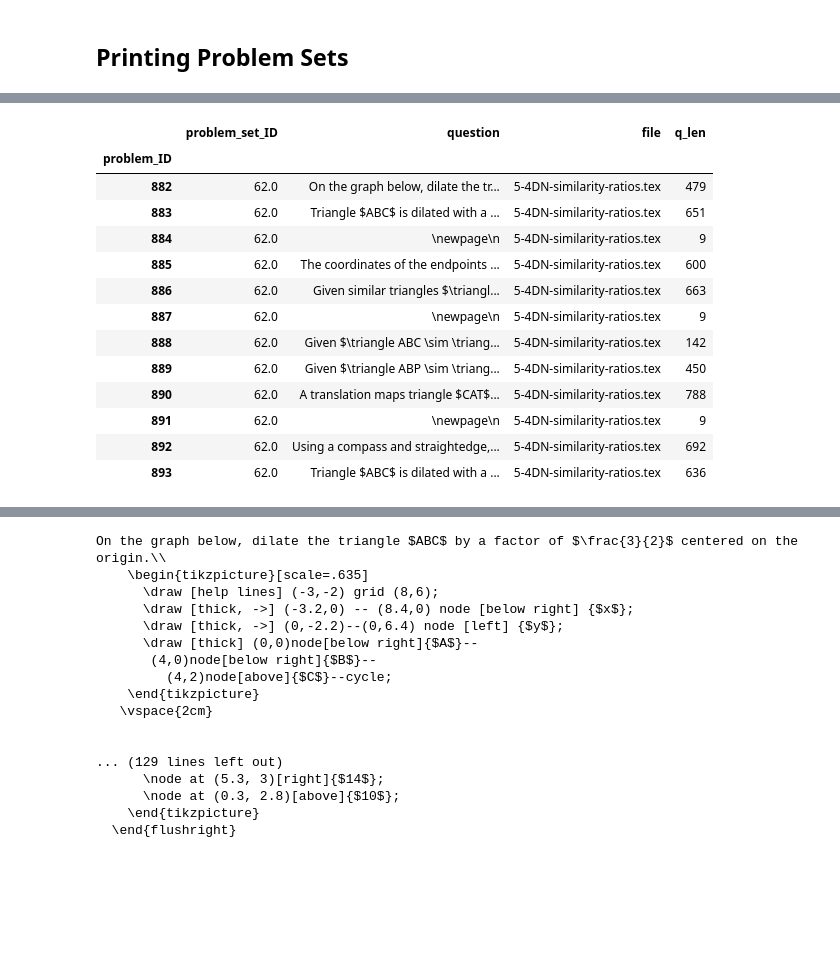
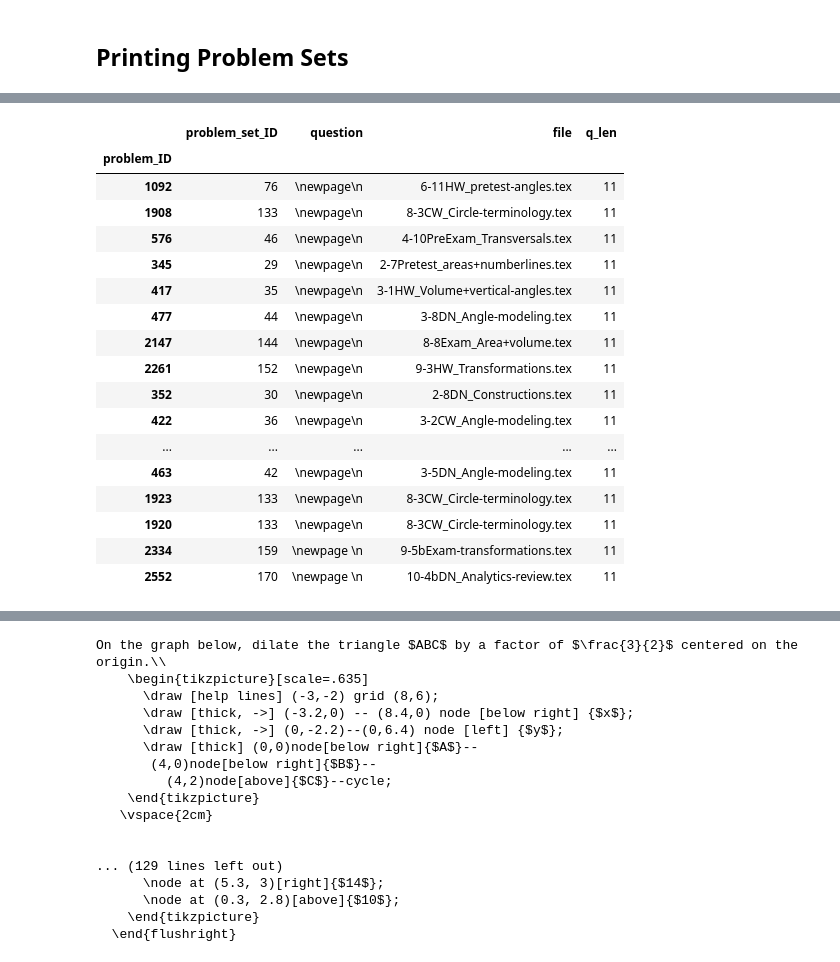
Before and after one commit to chrishuson/mathai, a Jupyter notebook: src/notes.ipynb, the cells around one changed output, grey strips where cells are left out. Drawn from its saved outputs; the diff is of its cells as text; code cells hidden in the pictures; blank space fills up the shorter version.

```diff
--- a/src/notes.ipynb
+++ b/src/notes.ipynb
@@ -234,6 +217,6 @@ columns:  Index(['description'], dtype='object')
 # %%
-p_df = parse_problem_sets(pset_df)
+problem_df = parse_problem_sets(pset_df)
 # %%
-p_df['file'] = p_df.problem_set_ID.apply(lambda x: pset_df.loc[x, 'file'])
-p_df['q_len'] = p_df.question.str.len()
-p_df.sort_values('q_len', inplace=True)
+problem_df['file'] = problem_df.problem_set_ID.apply(lambda x: pset_df.loc[x, 'file'])
+problem_df['q_len'] = problem_df.question.str.len()
+problem_df.sort_values('q_len', inplace=True)
@@ -282,17 +223,21 @@ p_df.iloc[40:70]
-# %%
-p_df[p_df.problem_set_ID == 62].sort_index()
-# %% [output]
-|  | problem_set_ID | question | file | q_len |
-| problem_ID |  |  |  |  |
-| 882 | 62.0 | On the graph below, dilate the tr... | 5-4DN-similarity-ratios.tex | 479 |
-| 883 | 62.0 | Triangle $ABC$ is dilated with a ... | 5-4DN-similarity-ratios.tex | 651 |
-| 884 | 62.0 | \newpage\n | 5-4DN-similarity-ratios.tex | 9 |
-| 885 | 62.0 | The coordinates of the endpoints ... | 5-4DN-similarity-ratios.tex | 600 |
-| 886 | 62.0 | Given similar triangles $\triangl... | 5-4DN-similarity-ratios.tex | 663 |
-| 887 | 62.0 | \newpage\n | 5-4DN-similarity-ratios.tex | 9 |
-| 888 | 62.0 | Given $\triangle ABC \sim \triang... | 5-4DN-similarity-ratios.tex | 142 |
-| 889 | 62.0 | Given $\triangle ABP \sim \triang... | 5-4DN-similarity-ratios.tex | 450 |
-| 890 | 62.0 | A translation maps triangle $CAT$... | 5-4DN-similarity-ratios.tex | 788 |
-| 891 | 62.0 | \newpage\n | 5-4DN-similarity-ratios.tex | 9 |
-| 892 | 62.0 | Using a compass and straightedge,... | 5-4DN-similarity-ratios.tex | 692 |
-| 893 | 62.0 | Triangle $ABC$ is dilated with a ... | 5-4DN-similarity-ratios.tex | 636 |
+# %%
+problem_df[problem_df.q_len == 11]
+# %% [output]
+|  | problem_set_ID | question | file | q_len |
+| problem_ID |  |  |  |  |
+| 1092 | 76 | \newpage\n | 6-11HW_pretest-angles.tex | 11 |
+| 1908 | 133 | \newpage\n | 8-3CW_Circle-terminology.tex | 11 |
+| 576 | 46 | \newpage\n | 4-10PreExam_Transversals.tex | 11 |
+| 345 | 29 | \newpage\n | 2-7Pretest_areas+numberlines.tex | 11 |
+| 417 | 35 | \newpage\n | 3-1HW_Volume+vertical-angles.tex | 11 |
+| 477 | 44 | \newpage\n | 3-8DN_Angle-modeling.tex | 11 |
+| 2147 | 144 | \newpage\n | 8-8Exam_Area+volume.tex | 11 |
+| 2261 | 152 | \newpage\n | 9-3HW_Transformations.tex | 11 |
+| 352 | 30 | \newpage\n | 2-8DN_Constructions.tex | 11 |
+| 422 | 36 | \newpage\n | 3-2CW_Angle-modeling.tex | 11 |
+| ... | ... | ... | ... | ... |
+| 463 | 42 | \newpage\n | 3-5DN_Angle-modeling.tex | 11 |
+| 1923 | 133 | \newpage\n | 8-3CW_Circle-terminology.tex | 11 |
+| 1920 | 133 | \newpage\n | 8-3CW_Circle-terminology.tex | 11 |
+| 2334 | 159 | \newpage \n | 9-5bExam-transformations.tex | 11 |
+| 2552 | 170 | \newpage \n | 10-4bDN_Analytics-review.tex | 11 |
```
Also changed, not shown: parts of 12 cells of this notebook, 1 other file.
